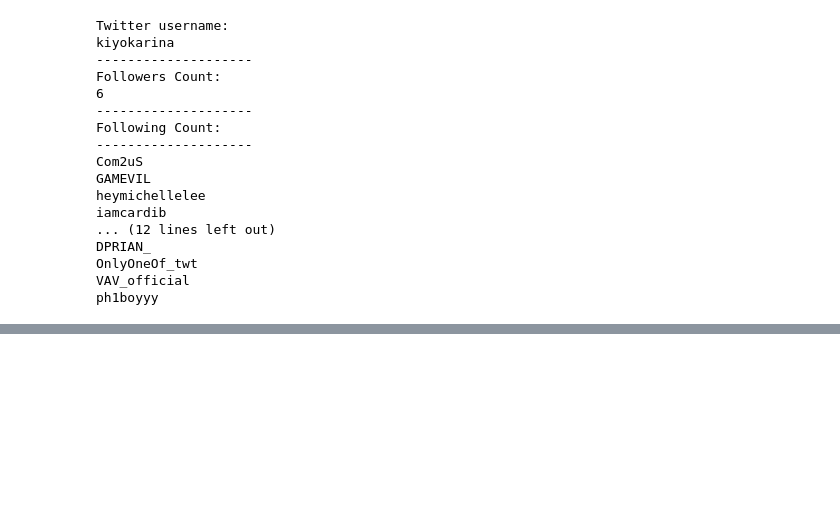
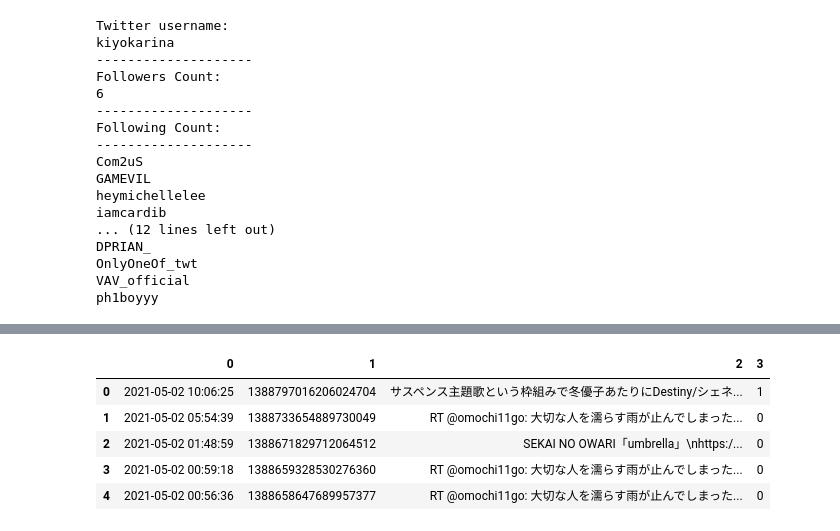
Before and after one commit to erikayi/twittwit, a Jupyter notebook: twitter_trends.ipynb, the cells around one changed output, grey strips where cells are left out. Drawn from its saved outputs; the diff is of its cells as text; code cells hidden in the pictures; blank space fills up the shorter version.

```diff
--- a/twitter_trends.ipynb
+++ b/twitter_trends.ipynb
@@ -77,0 +223,18 @@ ph1boyyy
+# %%
+sekai_tweets = tweepy.Cursor(api.search, q='sekai no owari umbrella').items(150)
+
+sekai_tweets_list = [[sekai_tweet.created_at, sekai_tweet.id, sekai_tweet.text,
+                      sekai_tweet.favorite_count]
+                     for sekai_tweet in sekai_tweets
+                    ]
+
+sekai_tweets_df = pd.DataFrame(sekai_tweets_list)
+# %%
+sekai_tweets_df.head()
+# %% [output]
+|  | 0 | 1 | 2 | 3 |
+| 0 | 2021-05-02 10:06:25 | 1388797016206024704 | サスペンス主題歌という枠組みで冬優子あたりにDestiny/シェネ... | 1 |
+| 1 | 2021-05-02 05:54:39 | 1388733654889730049 | RT @omochi11go: 大切な人を濡らす雨が止んでしまった... | 0 |
+| 2 | 2021-05-02 01:48:59 | 1388671829712064512 | SEKAI NO OWARI「umbrella」\nhttps:/... | 0 |
+| 3 | 2021-05-02 00:59:18 | 1388659328530276360 | RT @omochi11go: 大切な人を濡らす雨が止んでしまった... | 0 |
+| 4 | 2021-05-02 00:56:36 | 1388658647689957377 | RT @omochi11go: 大切な人を濡らす雨が止んでしまった... | 0 |
```
Also changed, not shown: parts of 21 cells of this notebook, 1 other file.
